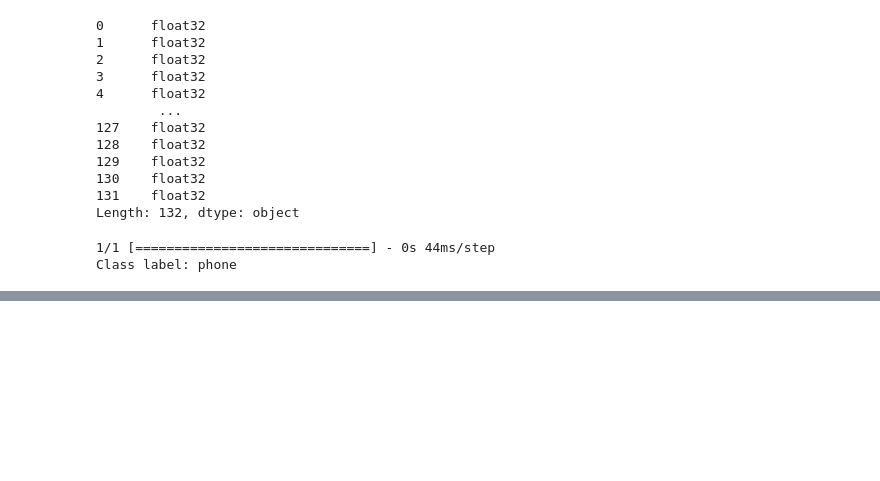
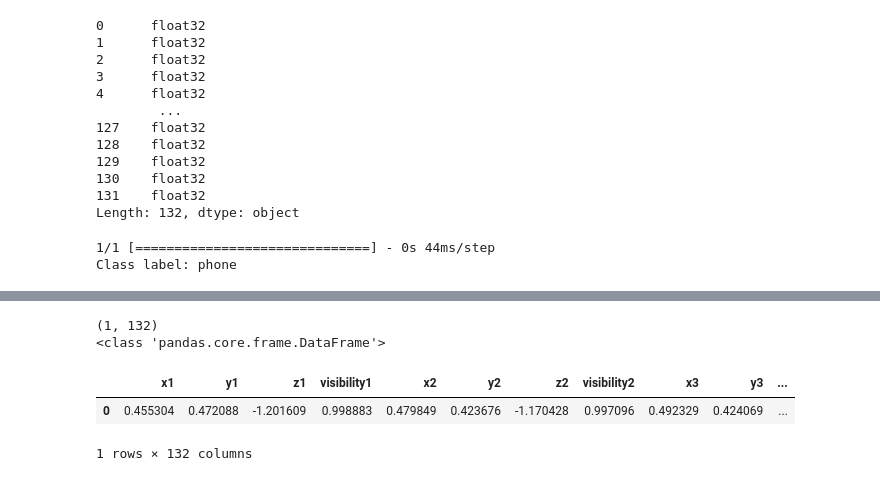
Before and after one commit to RitikDutta/Company-work-environment-management, a Jupyter notebook: notebooks/prediction.ipynb, the cells around one changed output, grey strips where cells are left out. Saved outputs shown, nothing was run; the diff lists cells and outputs as text; code cells hidden in the pictures; blank space fills up the shorter version.

Commit message:
added converter notebook for testing

```diff
--- a/notebooks/prediction.ipynb
+++ b/notebooks/prediction.ipynb
@@ -313,0 +315,11 @@ cv2.destroyAllWindows()
+# %%
+org = convert_landmarks_to_dataframe(results.pose_landmarks.landmark)
+print(org.shape)
+print(type(org))
+org
+# %% [output]
+(1, 132)
+<class 'pandas.core.frame.DataFrame'>
+|  | x1 | y1 | z1 | visibility1 | x2 | y2 | z2 | visibility2 | x3 | y3 | ... |
+| 0 | 0.455304 | 0.472088 | -1.201609 | 0.998883 | 0.479849 | 0.423676 | -1.170428 | 0.997096 | 0.492329 | 0.424069 | ... |
+1 rows × 132 columns
```
Also changed, not shown: parts of 10 cells of this notebook, 1 other file.
